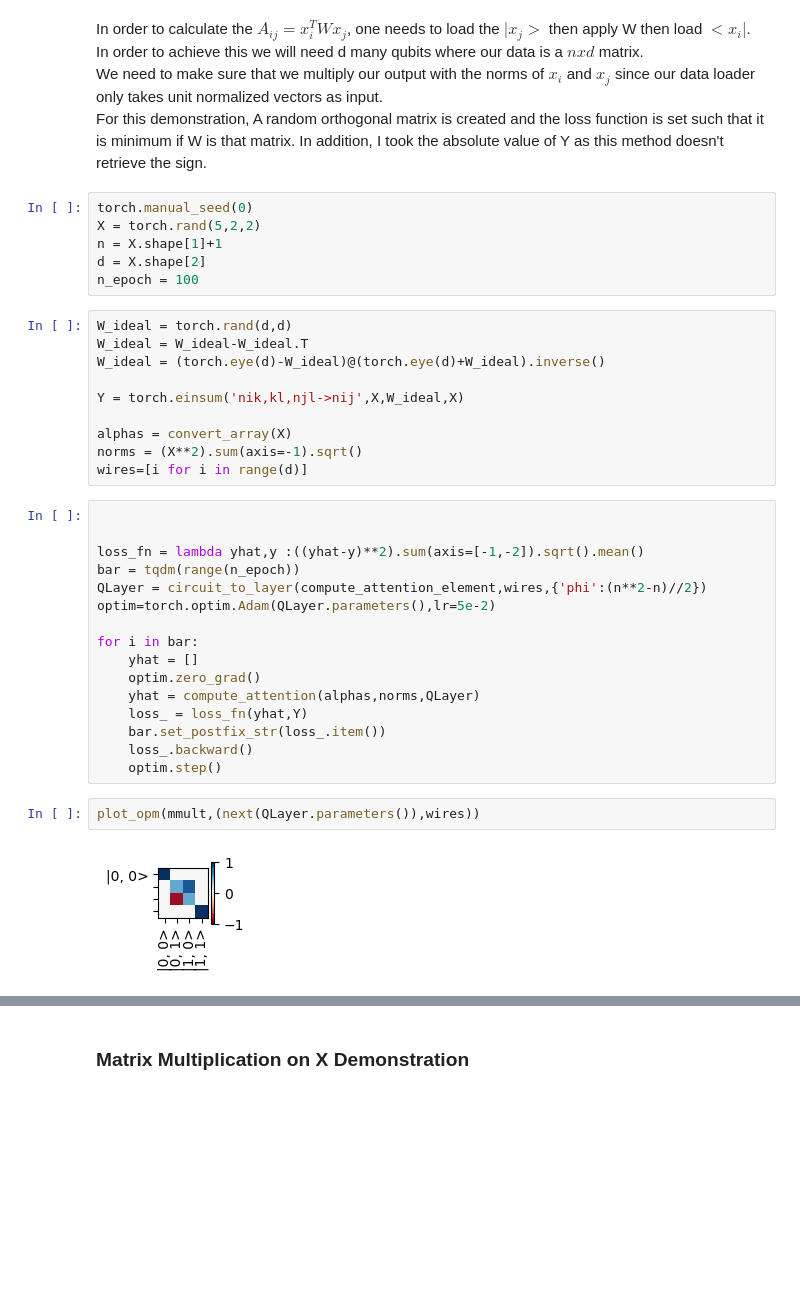
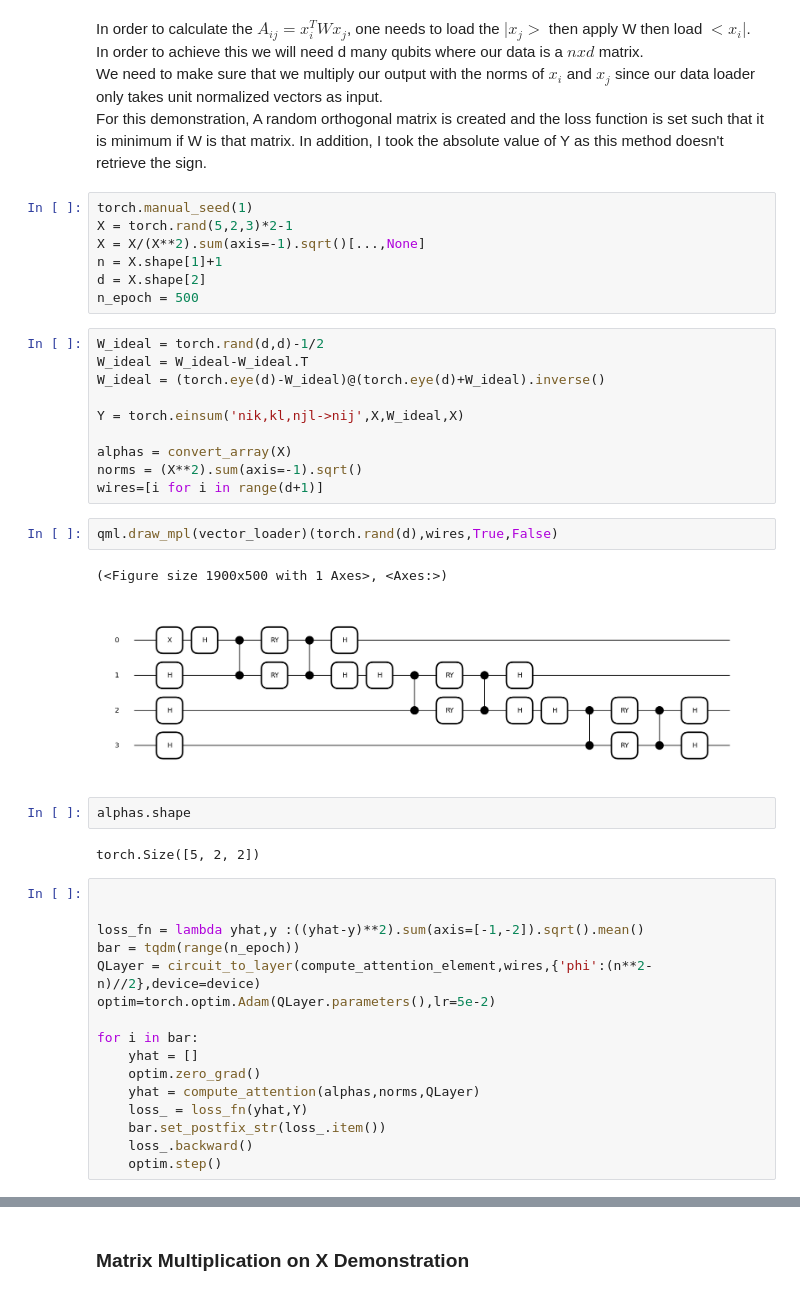
Before and after one commit to EyupBunlu/QViT_HEP_ML4Sci, a Jupyter notebook: Introduction.ipynb, the cells around one changed output, grey strips where cells are left out. Cells and saved outputs as stored; diff of their text form; blank space fills up the shorter version.

```diff
--- a/Introduction.ipynb
+++ b/Introduction.ipynb
@@ -128,13 +128,14 @@ In order to achieve this we will need d many qubits where our data is a $nxd$ ma
 We need to make sure that we multiply our output with the norms of $x_i$ and $x_j$ since our data loader only takes unit normalized vectors as input. \
 For this demonstration, A random orthogonal matrix is created and the loss function is set such that it is minimum if W is that matrix. In addition, I took the absolute value of Y as this method doesn't retrieve the sign.
 # %%
-torch.manual_seed(0)
-X = torch.rand(5,2,2)
+torch.manual_seed(1)
+X = torch.rand(5,2,3)*2-1
+X = X/(X**2).sum(axis=-1).sqrt()[...,None]
 n = X.shape[1]+1
 d = X.shape[2]
-n_epoch = 100
+n_epoch = 500
 # %%
-W_ideal = torch.rand(d,d)
+W_ideal = torch.rand(d,d)-1/2
 W_ideal = W_ideal-W_ideal.T
 W_ideal = (torch.eye(d)-W_ideal)@(torch.eye(d)+W_ideal).inverse()
 
@@ -142,13 +143,22 @@ Y = torch.einsum('nik,kl,njl->nij',X,W_ideal,X)
 
 alphas = convert_array(X)
 norms = (X**2).sum(axis=-1).sqrt()
-wires=[i for i in range(d)]
+wires=[i for i in range(d+1)]
+# %%
+qml.draw_mpl(vector_loader)(torch.rand(d),wires,True,False)
+# %% [output]
+(<Figure size 1900x500 with 1 Axes>, <Axes:>)
+[figure, added]
+# %%
+alphas.shape
+# %% [output]
+torch.Size([5, 2, 2])
 # %%
 
 
 loss_fn = lambda yhat,y :((yhat-y)**2).sum(axis=[-1,-2]).sqrt().mean()
 bar = tqdm(range(n_epoch))
-QLayer = circuit_to_layer(compute_attention_element,wires,{'phi':(n**2-n)//2})
+QLayer = circuit_to_layer(compute_attention_element,wires,{'phi':(n**2-n)//2},device=device)
 optim=torch.optim.Adam(QLayer.parameters(),lr=5e-2)
 
 for i in bar:
@@ -159,7 +169,3 @@ for i in bar:
     bar.set_postfix_str(loss_.item())
     loss_.backward()
     optim.step()
-# %%
-plot_opm(mmult,(next(QLayer.parameters()),wires))
-# %% [output]
-[figure, removed]
```
Also changed, not shown: parts of 8 cells of this notebook, 2 other files.
